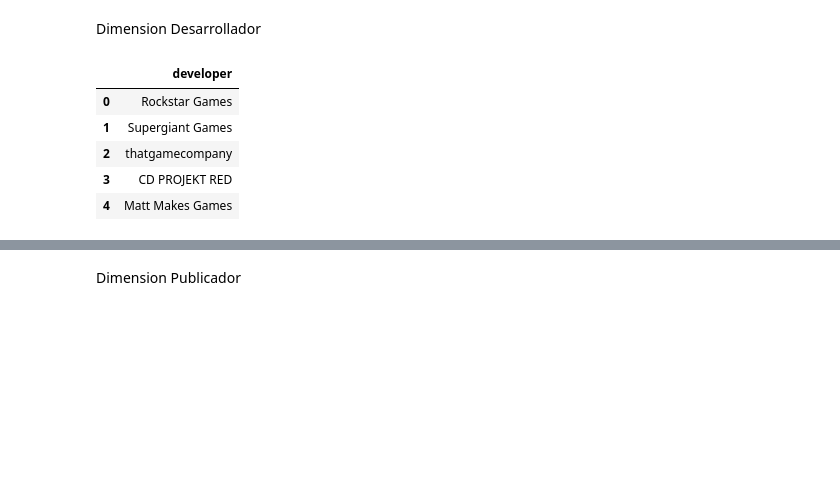
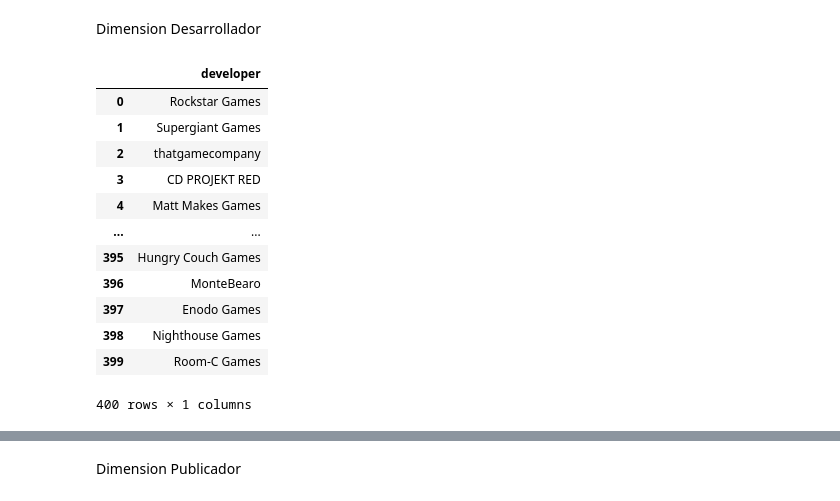
Before and after one commit to EnzoRD/TP_BDM, a Jupyter notebook: etl.ipynb, the cells around one changed output, grey strips where cells are left out. Saved outputs shown, nothing was run; the diff lists cells and outputs as text; code cells hidden in the pictures; blank space fills up the shorter version.

```diff
--- a/etl.ipynb
+++ b/etl.ipynb
@@ -104,4 +105,4 @@ resultado_merge.shape
 # %%
-df_sin_nulos = resultado_merge.dropna(subset=['developer', 'publisher', 'genres', 'rating'])
+df_sin_nulos = resultado_merge.dropna(subset=['developer', 'publisher', 'genres', 'rating','name','date','author','company'])
 df_sin_nulos.shape
 # %% [output]
@@ -114,13 +122,20 @@ df_sin_nulos.shape
 Dimension Desarrollador
 # %%
 dimension_desarrollador = pd.DataFrame(df_sin_nulos['developer'].unique(), columns=['developer'])
-dimension_desarrollador.head()
+dimension_desarrollador
 # %% [output]
 |  | developer |
 | 0 | Rockstar Games |
 | 1 | Supergiant Games |
 | 2 | thatgamecompany |
 | 3 | CD PROJEKT RED |
 | 4 | Matt Makes Games |
+| ... | ... |
+| 395 | Hungry Couch Games |
+| 396 | MonteBearo |
+| 397 | Enodo Games |
+| 398 | Nighthouse Games |
+| 399 | Room-C Games |
+400 rows × 1 columns
 # %%
 dimension_desarrollador = actualizarTablaDimension(engine, 'dimension_desarrollador', dimension_desarrollador,pk='desarrollador_id')
```
Also changed, not shown: parts of 54 cells of this notebook, 1 other file.
